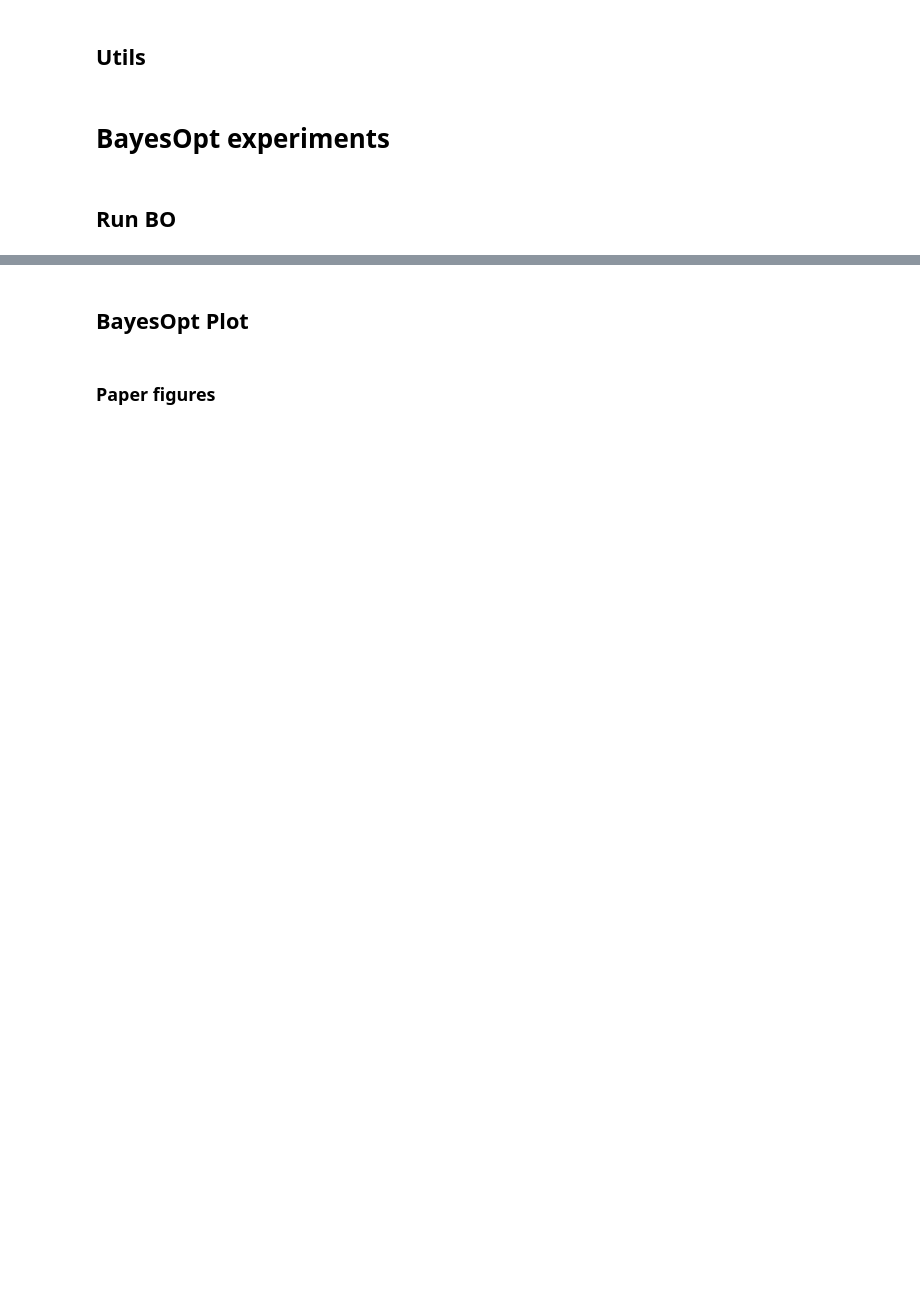
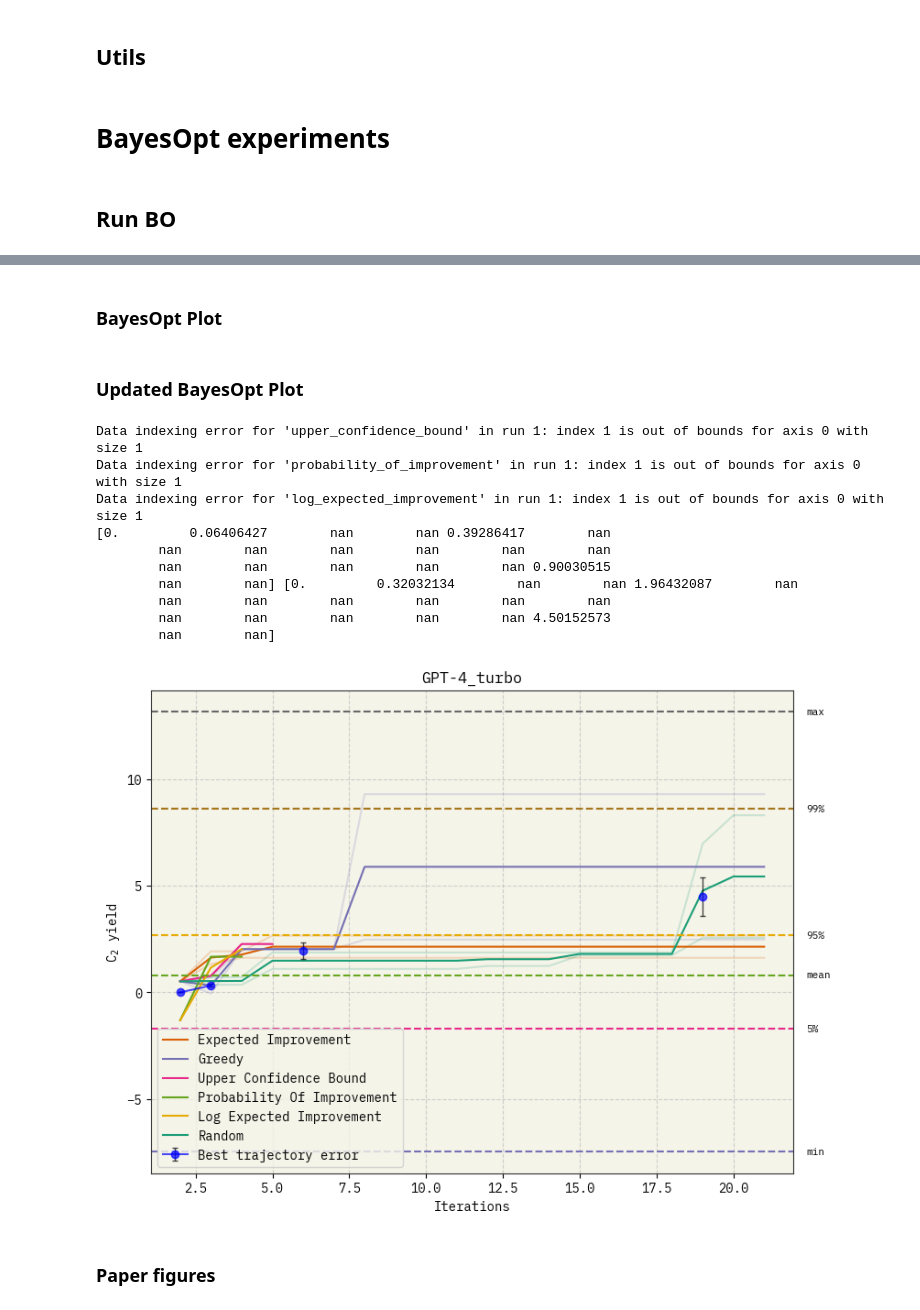
Before and after one commit to ur-whitelab/BO-LIFT, a Jupyter notebook: paper/BO_experiments.ipynb, the cells around one changed output, grey strips where cells are left out. Drawn from its saved outputs; the diff is of its cells as text; code cells hidden in the pictures; blank space fills up the shorter version.

```diff
--- a/paper/BO_experiments.ipynb
+++ b/paper/BO_experiments.ipynb
@@ -157,8 +189,5 @@ kwargs = dict(
     temperature=0.7,
 )
 
-inv_system_message_path = "./prompts/inv_prompt_sol.txt"
-system_message_path = "./prompts/prompt_sol.txt"
-
-path = f"./out/{dataset}_{model}_{initial_train}_{ask_K}.pkl"
+path = f"./out/{dataset}_{model}_882_{initial_train}_{ask_K}_16nr.pkl"
 pool_path = "./out/sol_pool.pkl"
@@ -185,4 +216,3 @@ import bolift
 
 from dotenv import load_dotenv
 load_dotenv()
-transfer_data = ""
@@ -361,16 +405,13 @@ def get_dataset(data: str, M=M):
 # %%
 def get_asktell(model: str, kwargs: dict = {}, pool: bolift.Pool = None, knn: int = 1):
     match model:
-        case "gpt-3.5-instruct":
+        case "instruct":
             kwargs['model']="gpt-3.5-turbo-instruct"
             return bolift.AskTellFewShotTopk(**kwargs)
-        case "gpt-3.5-turbo":
+        case "gpt-turbo":
             kwargs['model']="gpt-3.5-turbo-0125"
             return bolift.AskTellFewShotTopk(**kwargs)
         case "gpt-4":
-            kwargs['model']="gpt-4"
-            return bolift.AskTellFewShotTopk(**kwargs)
-        case "gpt-4-turbo":
             kwargs['model']="gpt-4-0125-preview"
             return bolift.AskTellFewShotTopk(**kwargs)
         case "gpt-4o":
@@ -455,12 +497,11 @@ warnings.filterwarnings('ignore', message='Input data is not contained to the un
 warnings.filterwarnings('ignore', message='Input data is not standardized.*')
 warnings.filterwarnings('ignore', message="Keyword arguments .* will be ignored because they are not allowed parameters for function .*", category=UserWarning)
 
-for aq in ["random_mean", "upper_confidence_bound", "random"]: #['expected_improvement','log_expected_improvement','probability_of_improvement', 'upper_confidence_bound', 'greedy',"random","random_mean"]:
+for aq in ['expected_improvement',"greedy","random","random_mean"]: #,'log_expected_improvement','expected_improvement',"probability_of_improvement","greedy",
     print(aq, "start:", end=" ")
     points = []
     for i in range(M):
         print(i, end=",  ")
-
         point = run_experiment(
             copy.deepcopy(asktell),
             pool, # copy.deepcopy(pool)
@@ -479,8 +520,8 @@ for aq in ["random_mean", "upper_confidence_bound", "random"]: #['expected_impro
             inv_system_message=inv_system_message,
             transfer_train=initial_transfer_train,
             transfer=False,
-            trans_data=None,
-            t_indexes=None)
+            trans_data=transfer_data,
+            t_indexes=t_indexes)
 
         points.append(point)
     points = np.array(points)
@@ -567,5 +722,5 @@ for key, value in d.items():
 # %% [markdown]
-## BayesOpt Plot
+### BayesOpt Plot
 # %%
 def plot_BO(ax, data_file, title, data, axis_name, lim=None, label=False, M=1):
     d = cloudpickle.load(open(data_file, "rb"))
@@ -664,3 +842,5 @@ def plot_BO(ax, data_file, title, data, axis_name, lim=None, label=False, M=1):
     if lim:
       ax.set_ylim(lim)
     ax.set_title(title)
+# %% [markdown]
+### Updated BayesOpt Plot
@@ -667,2 +1033,37 @@ def plot_BO(ax, data_file, title, data, axis_name, lim=None, label=False, M=1):
+# %%
+import matplotlib.pyplot as plt
+
+lim = {
+    'y_min': raw_data[y_name].min() - 1,
+    'y_max': raw_data[y_name].max() + 1
+}
+
+fig, axs = plt.subplots(nrows=1, ncols=1, figsize=(8, 6), constrained_layout=True)
+
+plot_BO(
+    ax=axs,
+    data_file=path,
+    title="GPT-4_turbo",
+    data=raw_data[y_name],
+    axis_name=("Iterations", "C$_2$ yield"),
+    lim=lim,          # Now a dictionary
+    label=True,
+    M=M,
+    initial_train=initial_train  # Ensure 'initial_train' is defined
+)
+
+plt.show()
+# %% [output]
+Data indexing error for 'upper_confidence_bound' in run 1: index 1 is out of bounds for axis 0 with size 1
+Data indexing error for 'probability_of_improvement' in run 1: index 1 is out of bounds for axis 0 with size 1
+Data indexing error for 'log_expected_improvement' in run 1: index 1 is out of bounds for axis 0 with size 1
+[0.         0.06406427        nan        nan 0.39286417        nan
+        nan        nan        nan        nan        nan        nan
+        nan        nan        nan        nan        nan 0.90030515
+        nan        nan] [0.         0.32032134        nan        nan 1.96432087        nan
+        nan        nan        nan        nan        nan        nan
+        nan        nan        nan        nan        nan 4.50152573
+        nan        nan]
+[figure, added]
 # %% [markdown]
 ### Paper figures
```
Also changed, not shown: parts of 28 cells of this notebook, 6 other files.
